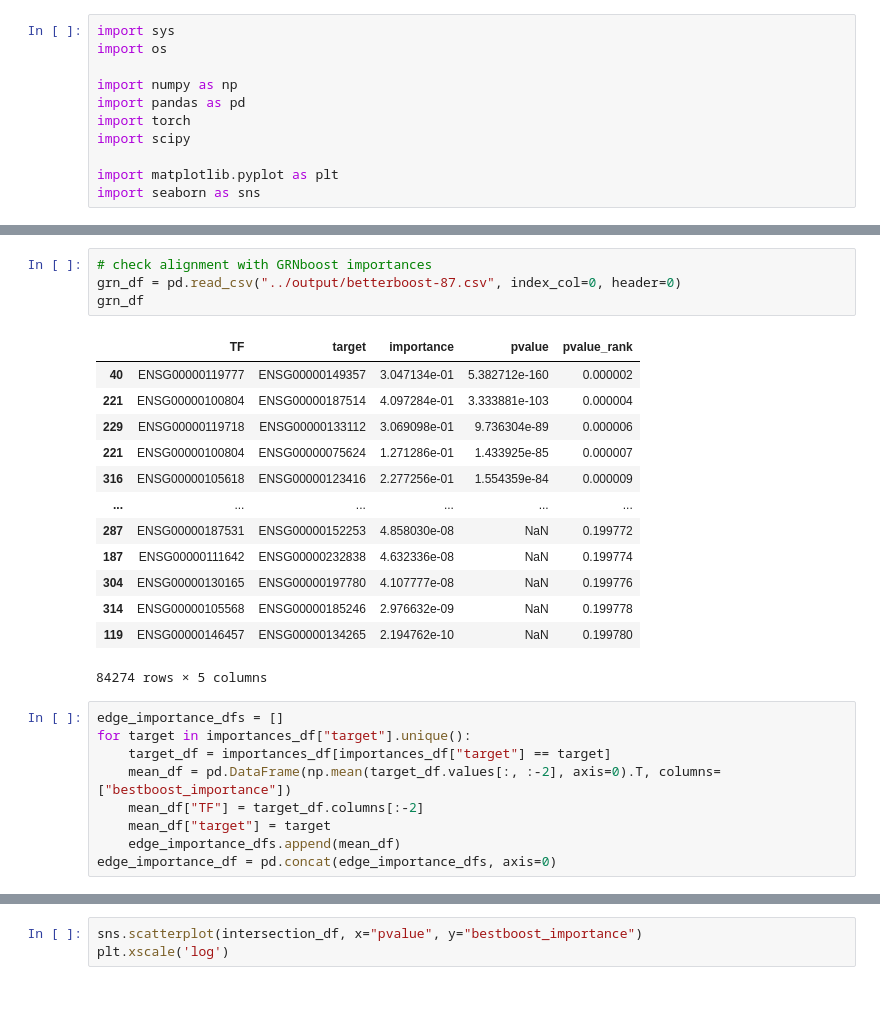
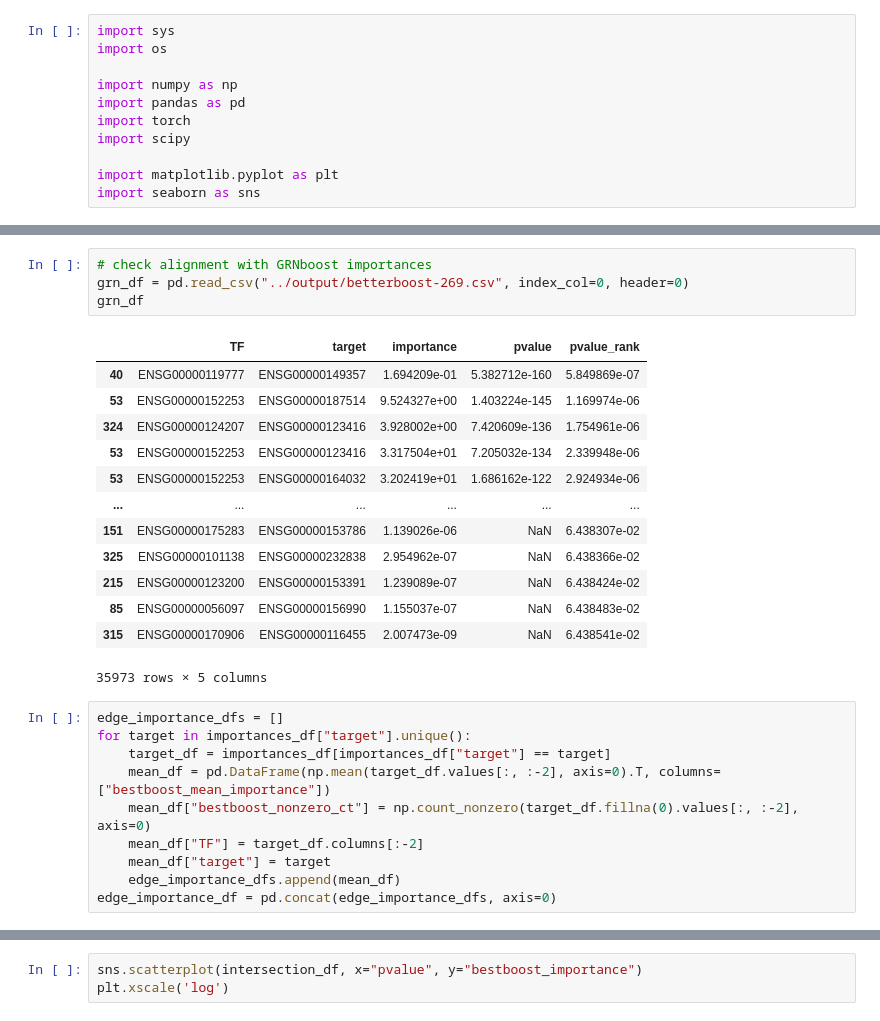
Before and after one commit to ANazaret/causalbench, a Jupyter notebook: notebooks/Importances analysis.ipynb, the cells around one changed output, grey strips where cells are left out. Cells and saved outputs as stored; diff of their text form.

```diff
--- a/notebooks/Importances analysis.ipynb
+++ b/notebooks/Importances analysis.ipynb
@@ -62,26 +39,27 @@ sns.histplot(data=full_min_df, x="min", bins=20)
 # %%
 # check alignment with GRNboost importances
-grn_df = pd.read_csv("../output/betterboost-87.csv", index_col=0, header=0)
+grn_df = pd.read_csv("../output/betterboost-269.csv", index_col=0, header=0)
 grn_df
 # %% [output]
 |  | TF | target | importance | pvalue | pvalue_rank |
-| 40 | ENSG00000119777 | ENSG00000149357 | 3.047134e-01 | 5.382712e-160 | 0.000002 |
-| 221 | ENSG00000100804 | ENSG00000187514 | 4.097284e-01 | 3.333881e-103 | 0.000004 |
-| 229 | ENSG00000119718 | ENSG00000133112 | 3.069098e-01 | 9.736304e-89 | 0.000006 |
-| 221 | ENSG00000100804 | ENSG00000075624 | 1.271286e-01 | 1.433925e-85 | 0.000007 |
-| 316 | ENSG00000105618 | ENSG00000123416 | 2.277256e-01 | 1.554359e-84 | 0.000009 |
+| 40 | ENSG00000119777 | ENSG00000149357 | 1.694209e-01 | 5.382712e-160 | 5.849869e-07 |
+| 53 | ENSG00000152253 | ENSG00000187514 | 9.524327e+00 | 1.403224e-145 | 1.169974e-06 |
+| 324 | ENSG00000124207 | ENSG00000123416 | 3.928002e+00 | 7.420609e-136 | 1.754961e-06 |
+| 53 | ENSG00000152253 | ENSG00000123416 | 3.317504e+01 | 7.205032e-134 | 2.339948e-06 |
+| 53 | ENSG00000152253 | ENSG00000164032 | 3.202419e+01 | 1.686162e-122 | 2.924934e-06 |
 | ... | ... | ... | ... | ... | ... |
-| 287 | ENSG00000187531 | ENSG00000152253 | 4.858030e-08 | NaN | 0.199772 |
-| 187 | ENSG00000111642 | ENSG00000232838 | 4.632336e-08 | NaN | 0.199774 |
-| 304 | ENSG00000130165 | ENSG00000197780 | 4.107777e-08 | NaN | 0.199776 |
-| 314 | ENSG00000105568 | ENSG00000185246 | 2.976632e-09 | NaN | 0.199778 |
-| 119 | ENSG00000146457 | ENSG00000134265 | 2.194762e-10 | NaN | 0.199780 |
+| 151 | ENSG00000175283 | ENSG00000153786 | 1.139026e-06 | NaN | 6.438307e-02 |
+| 325 | ENSG00000101138 | ENSG00000232838 | 2.954962e-07 | NaN | 6.438366e-02 |
+| 215 | ENSG00000123200 | ENSG00000153391 | 1.239089e-07 | NaN | 6.438424e-02 |
+| 85 | ENSG00000056097 | ENSG00000156990 | 1.155037e-07 | NaN | 6.438483e-02 |
+| 315 | ENSG00000170906 | ENSG00000116455 | 2.007473e-09 | NaN | 6.438541e-02 |
-84274 rows × 5 columns
+35973 rows × 5 columns
 # %%
 edge_importance_dfs = []
 for target in importances_df["target"].unique():
     target_df = importances_df[importances_df["target"] == target]
-    mean_df = pd.DataFrame(np.mean(target_df.values[:, :-2], axis=0).T, columns=["bestboost_importance"])
+    mean_df = pd.DataFrame(np.mean(target_df.values[:, :-2], axis=0).T, columns=["bestboost_mean_importance"])
+    mean_df["bestboost_nonzero_ct"] = np.count_nonzero(target_df.fillna(0).values[:, :-2], axis=0)
     mean_df["TF"] = target_df.columns[:-2]
     mean_df["target"] = target
     edge_importance_dfs.append(mean_df)
```
Also changed, not shown: parts of 18 cells of this notebook, 3 other files.
